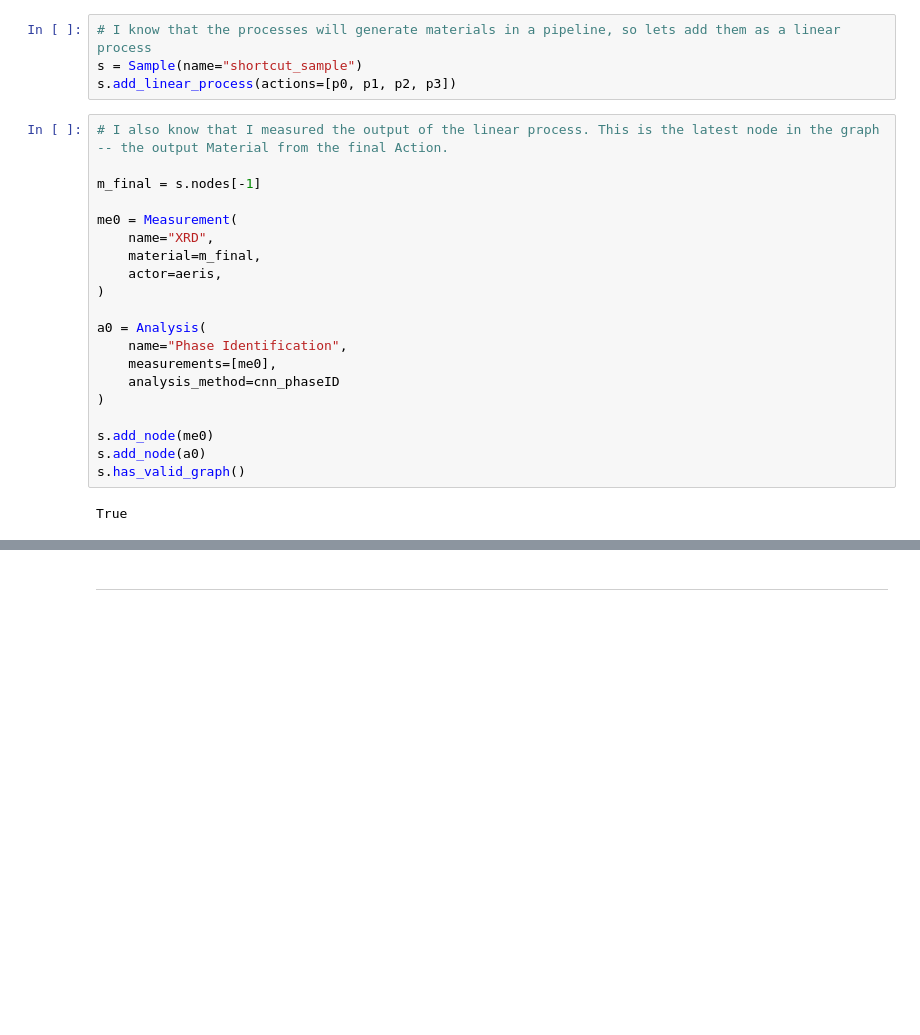
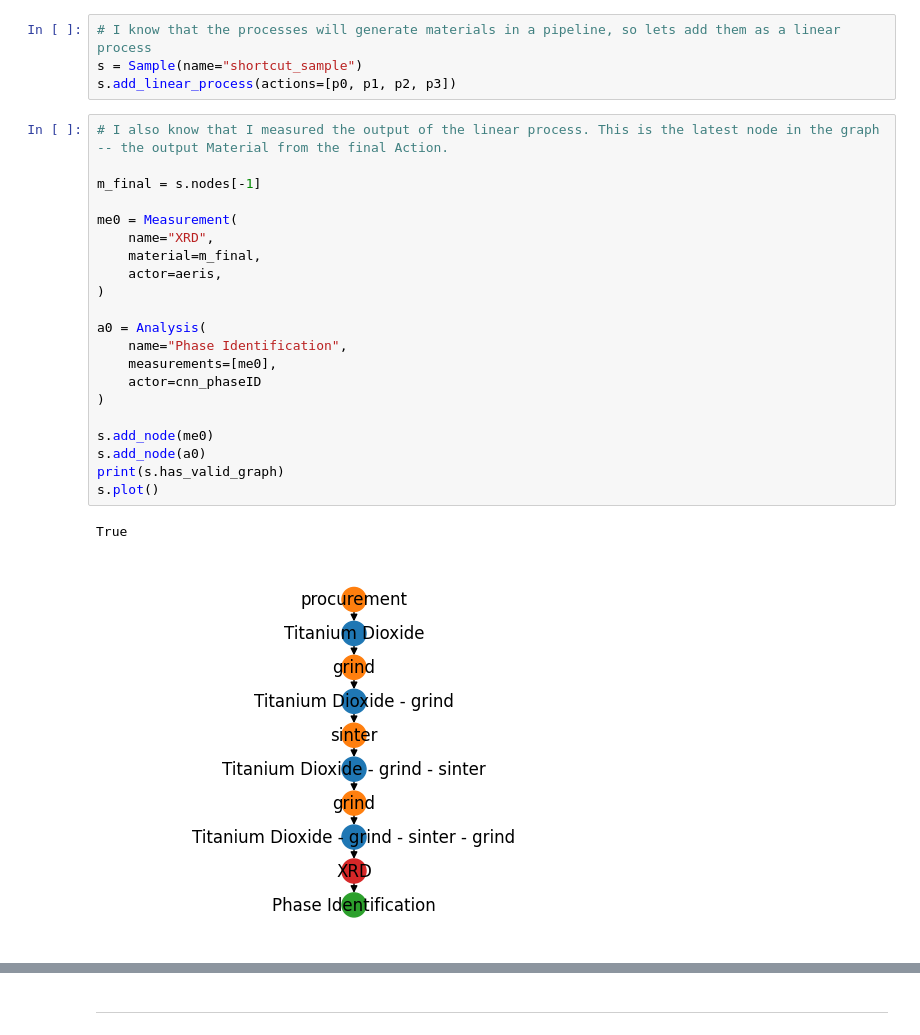
Before and after one commit to rekumar/labgraph, a Jupyter notebook: examples/basic_usage.ipynb, the cells around one changed output, grey strips where cells are left out. Saved outputs shown, nothing was run; the diff lists cells and outputs as text; blank space fills up the shorter version.

```diff
--- a/examples/basic_usage.ipynb
+++ b/examples/basic_usage.ipynb
@@ -217,25 +208,27 @@ s.add_linear_process(actions=[p0, p1, p2, p3])
 # %%
 # I also know that I measured the output of the linear process. This is the latest node in the graph -- the output Material from the final Action.
 
 m_final = s.nodes[-1]
 
 me0 = Measurement(
     name="XRD",
     material=m_final,
     actor=aeris,
 )
 
 a0 = Analysis(
     name="Phase Identification",
     measurements=[me0],
-    analysis_method=cnn_phaseID
+    actor=cnn_phaseID
 )
 
 s.add_node(me0)
 s.add_node(a0)
-s.has_valid_graph()
+print(s.has_valid_graph)
+s.plot()
 # %% [output]
 True
+[figure, added]
 # %%
 sv.add(s)
 # %% [output]
```
Also changed, not shown: parts of 42 cells of this notebook, 15 other files.
